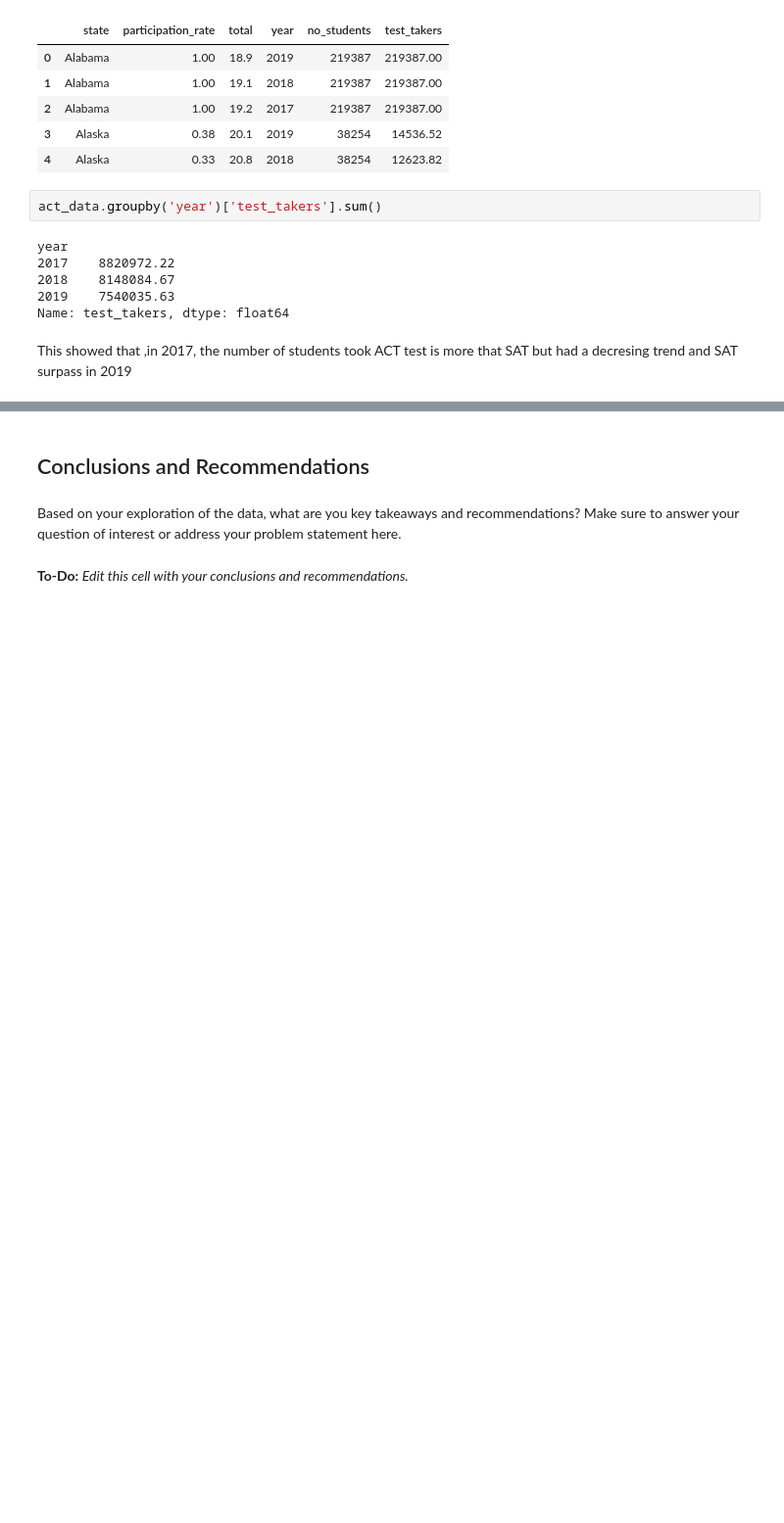
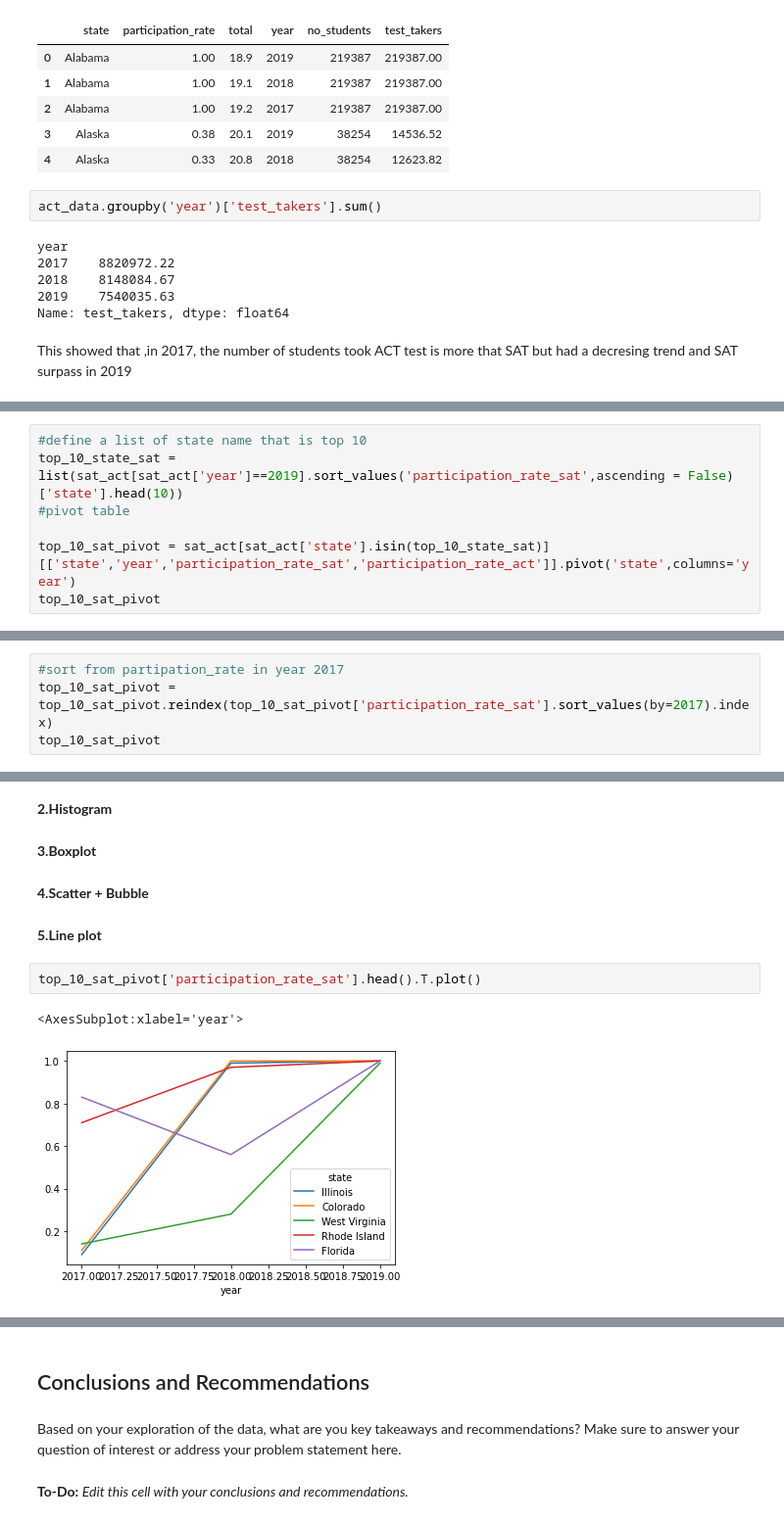
Before and after one commit to Tanupong/DSI_Project1, a Jupyter notebook: code/project1_sat_act_analysis.ipynb, the cells around one changed output, grey strips where cells are left out. Shown at 98% size. Drawn from its saved outputs; the diff is of its cells as text; blank space fills up the shorter version.

```diff
--- a/code/project1_sat_act_analysis.ipynb
+++ b/code/project1_sat_act_analysis.ipynb
@@ -1070,0 +1567,7 @@ It can be seen that for state like **Rhode Island** there is a lot more SAT part
+# %%
+#define a list of state name that is top 10
+top_10_state_sat = list(sat_act[sat_act['year']==2019].sort_values('participation_rate_sat',ascending = False)['state'].head(10))
+#pivot table
+
+top_10_sat_pivot = sat_act[sat_act['state'].isin(top_10_state_sat)][['state','year','participation_rate_sat','participation_rate_act']].pivot('state',columns='year')
+top_10_sat_pivot
@@ -1070,0 +1588,4 @@ It can be seen that for state like **Rhode Island** there is a lot more SAT part
+# %%
+#sort from partipation_rate in year 2017
+top_10_sat_pivot = top_10_sat_pivot.reindex(top_10_sat_pivot['participation_rate_sat'].sort_values(by=2017).index)
+top_10_sat_pivot
@@ -1115,0 +1740,13 @@ Here are some prompts to get you started with visualizations. Feel free to add a
+# %% [markdown]
+**2.Histogram**
+# %% [markdown]
+**3.Boxplot**
+# %% [markdown]
+**4.Scatter + Bubble**
+# %% [markdown]
+**5.Line plot**
+# %%
+top_10_sat_pivot['participation_rate_sat'].head().T.plot()
+# %% [output]
+<AxesSubplot:xlabel='year'>
+[figure, added]
```
Also changed, not shown: parts of 101 cells of this notebook.
